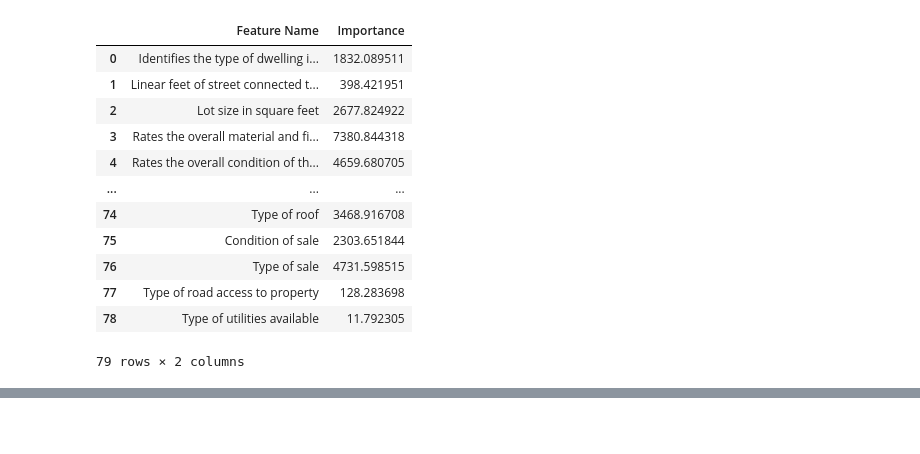
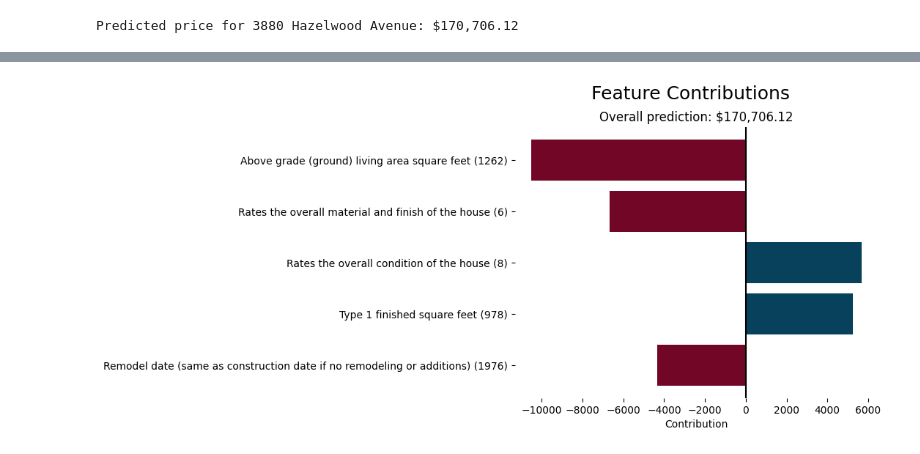
Before and after one commit to sibyl-dev/pyreal, a Jupyter notebook: tutorials/ames_housing_example.ipynb, the cells around one changed output, grey strips where cells are left out. Drawn from its saved outputs; the diff is of its cells as text; code cells hidden in the pictures; blank space fills up the shorter version.

Commit message:
Updating ames housing tutorial to match tutorial

```diff
--- a/tutorials/ames_housing_example.ipynb
+++ b/tutorials/ames_housing_example.ipynb
@@ -56,0 +55,12 @@ Now, we can initialize a RealApp object.
+# %%
+from pyreal.transformers import run_transformers
+from xgboost import XGBRegressor
+
+X_train_model = run_transformers(transformers, X_train)
+X_test_model = run_transformers(transformers, X_test)
+
+model = XGBRegressor(n_estimators=200, learning_rate=.1,
+                     max_depth=2, subsample=.8)
+model.fit(X_train_model, y_train)
+
+model.score(X_test_model, y_test)
@@ -56,0 +77,3 @@ Now, we can initialize a RealApp object.
+# %%
+houses = ames_housing.load_sample_houses()
+houses.head()
@@ -57,10 +88,12 @@ Now, we can initialize a RealApp object.
 # %%
 from pyreal import RealApp
 
-realApp =  RealApp(model,
-                   X_train_orig=x_orig,
-                   y_train=y,
-                   transformers=transformers,
-                   feature_descriptions=feature_descriptions,
-                   id_column="Address"
-                )
+feature_descriptions = ames_housing.load_feature_descriptions()
+
+realapp = RealApp(model,
+                  X_train_orig=X_train,
+                  y_train=y_train,
+                  transformers=transformers,
+                  id_column="Address",
+                  feature_descriptions=feature_descriptions,
+                  pred_format_func=lambda x: f"${x:,.2f}")
@@ -119,16 +100,14 @@ realApp.produce_similar_examples(x_orig.iloc[0], num_examples=2, fast=True)
-# %%
-realApp.produce_feature_importance()
-# %% [output]
-|  | Feature Name | Importance |
-| 0 | Identifies the type of dwelling i... | 1832.089511 |
-| 1 | Linear feet of street connected t... | 398.421951 |
-| 2 | Lot size in square feet | 2677.824922 |
-| 3 | Rates the overall material and fi... | 7380.844318 |
-| 4 | Rates the overall condition of th... | 4659.680705 |
-| ... | ... | ... |
-| 74 | Type of roof | 3468.916708 |
-| 75 | Condition of sale | 2303.651844 |
-| 76 | Type of sale | 4731.598515 |
-| 77 | Type of road access to property | 128.283698 |
-| 78 | Type of utilities available | 11.792305 |
-79 rows × 2 columns
+# %%
+predictions = realapp.predict(houses)
+
+print(f"Predicted price for 3880 Hazelwood Avenue: {predictions['3880 Hazelwood Avenue']}")
+# %% [output]
+Predicted price for 3880 Hazelwood Avenue: $170,706.12
+# %%
+from pyreal.visualize import feature_bar_plot
+
+contribution_scores = realapp.produce_feature_contributions(houses)
+feature_bar_plot(contribution_scores["3880 Hazelwood Avenue"],
+                 prediction=predictions["3880 Hazelwood Avenue"],
+                 num_features=5)
+# %% [output]
@@ -134,0 +115 @@ realApp.produce_feature_importance()
+[figure, added]
```
Also changed, not shown: parts of 27 cells of this notebook.
